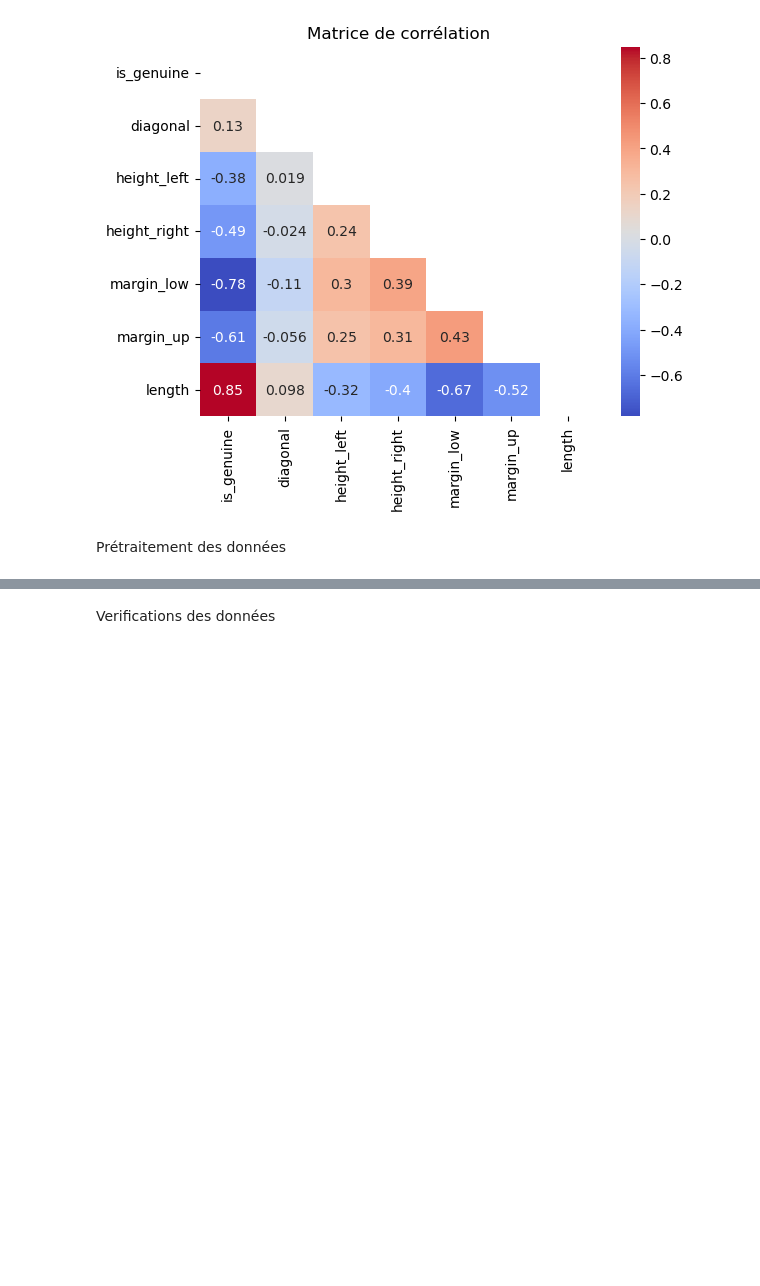
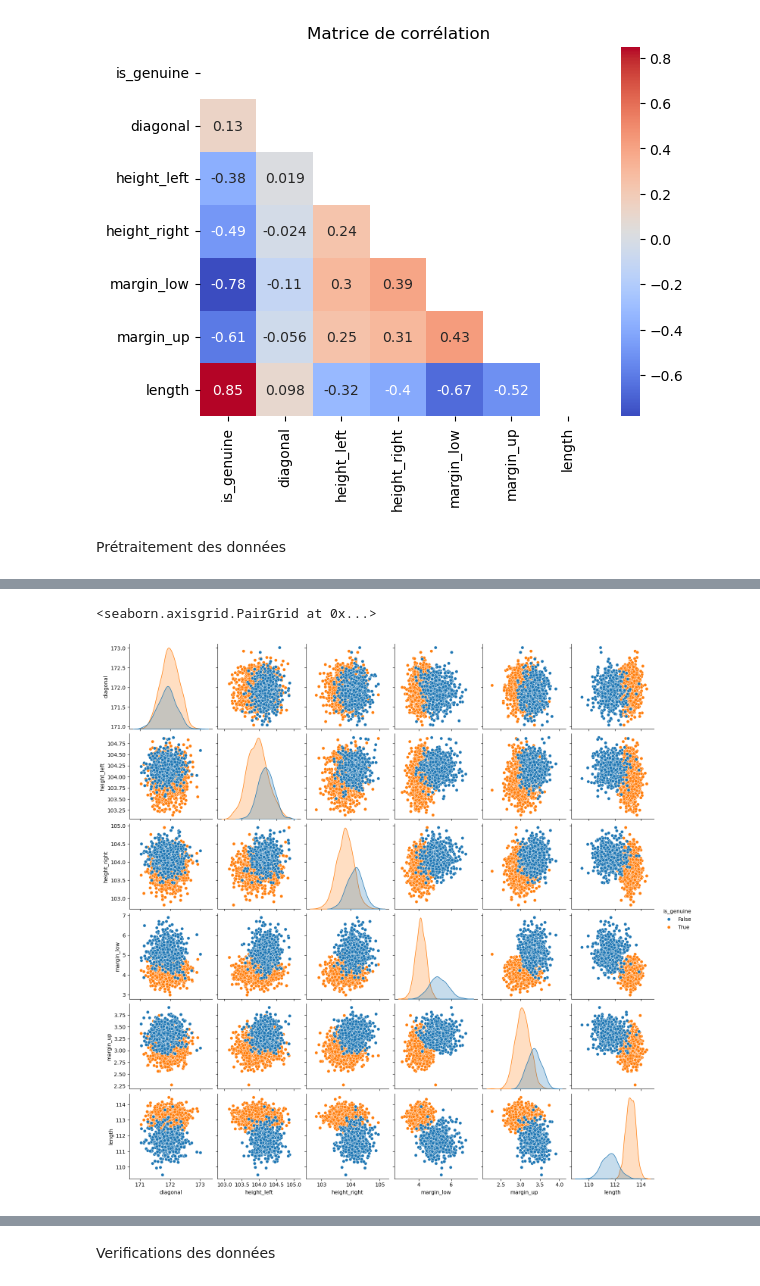
Before and after one commit to obenmaha/App-d-tection-faux-billet, a Jupyter notebook: Analyse notebook with all data.ipynb, the cells around one changed output, grey strips where cells are left out. Cells and saved outputs as stored; diff of their text form; code cells hidden in the pictures; blank space fills up the shorter version.

```diff
--- a/Analyse notebook with all data.ipynb
+++ b/Analyse notebook with all data.ipynb
@@ -94,0 +113,5 @@ Prétraitement des données
+# %%
+sns.pairplot(data, hue = 'is_genuine')
+# %% [output]
+<seaborn.axisgrid.PairGrid at 0x...>
+[figure, added]
```
Also changed, not shown: parts of 22 cells of this notebook.
